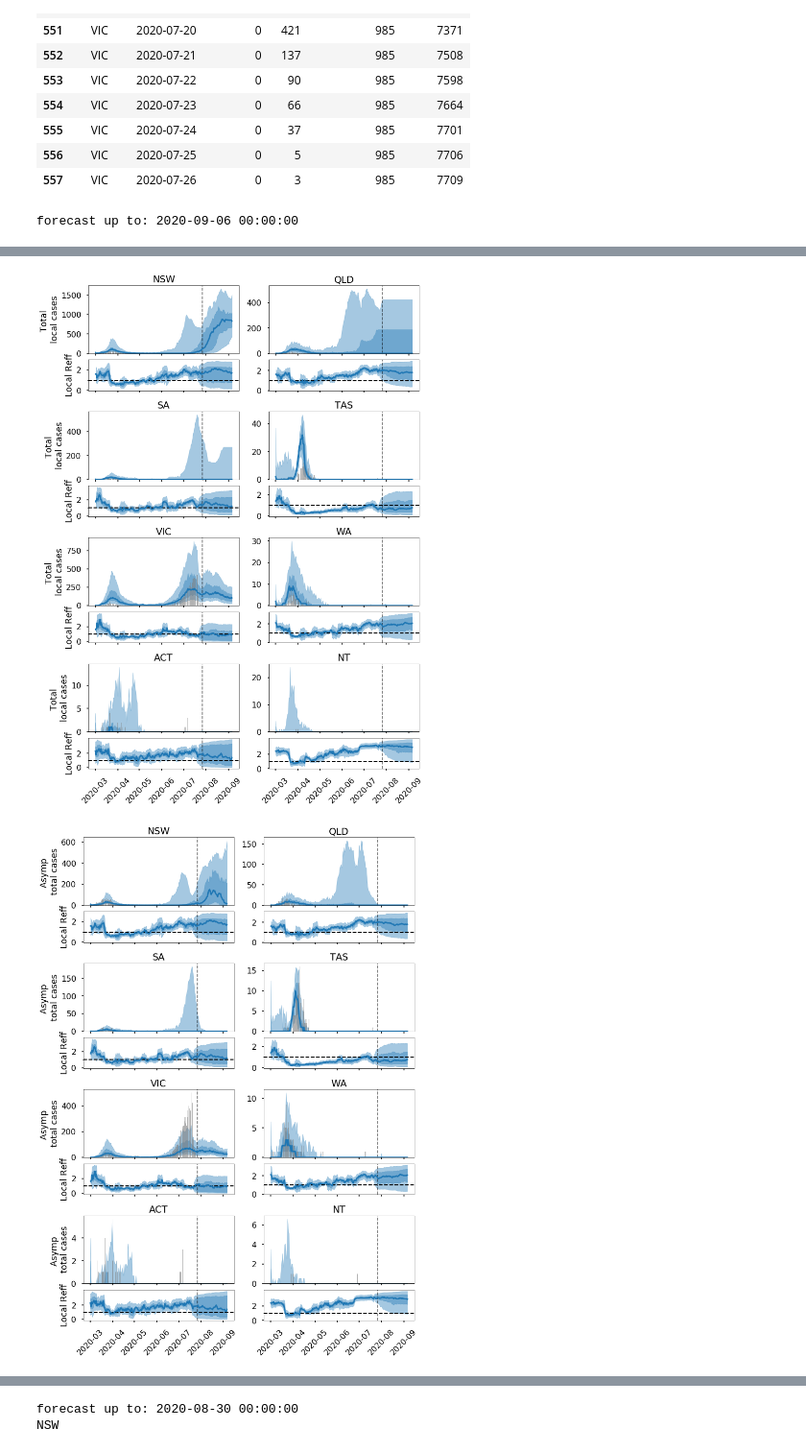
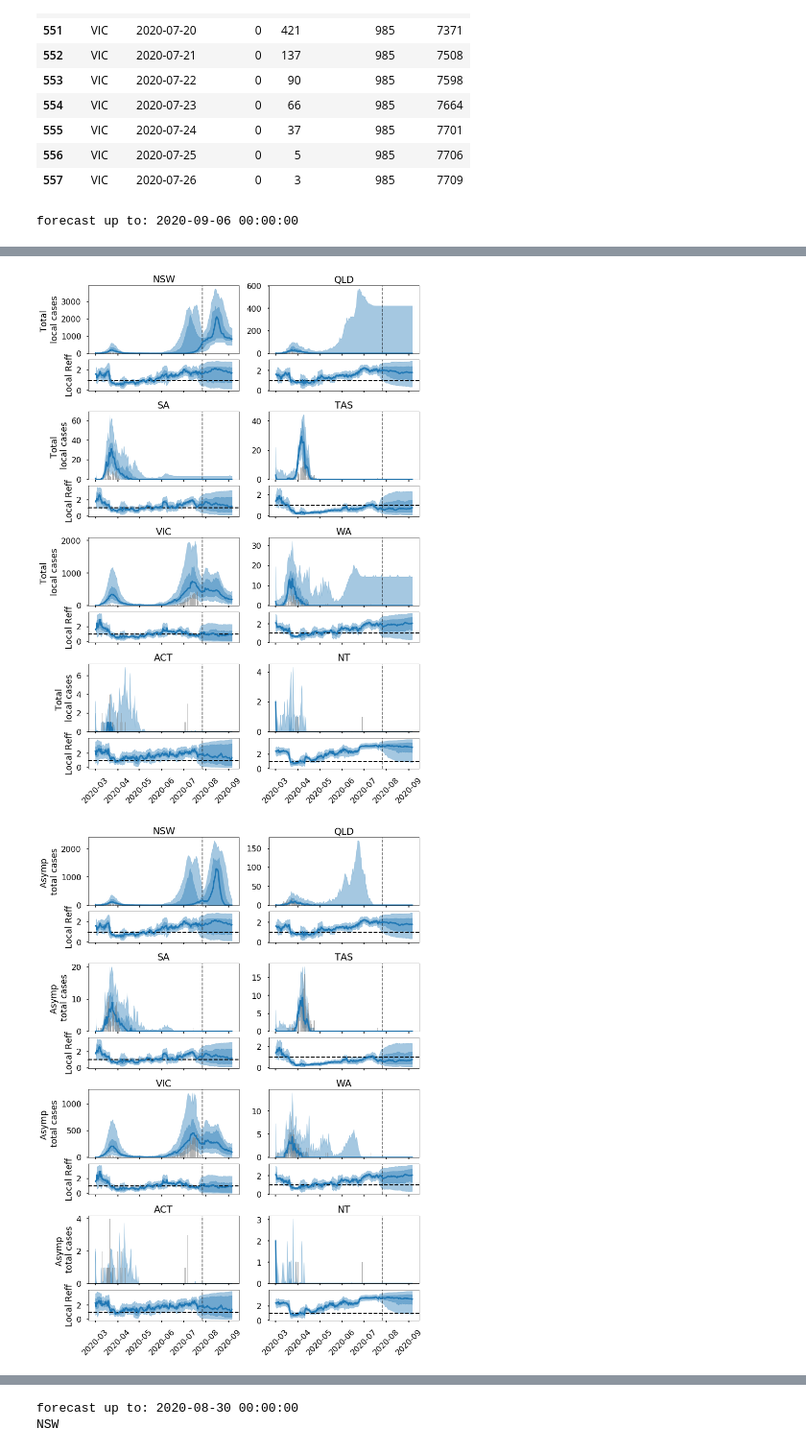
Before and after one commit to tdennisliu/covid19-forecasting-aus, a Jupyter notebook: analysis/collating_cases.ipynb, the cells around one changed output, grey strips where cells are left out. Shown at 96% size. Cells and saved outputs as stored; diff of their text form; code cells hidden in the pictures.

```diff
--- a/analysis/collating_cases.ipynb
+++ b/analysis/collating_cases.ipynb
@@ -184,7 +184,7 @@ from datetime import timedelta
 
 plt.style.use("seaborn-poster")
 states = ['NSW','QLD','SA','TAS','VIC','WA','ACT','NT']
-n_sims = 51
+n_sims = 20
 start_date = '2020-03-01'
 days = 190
 forecast_type = 'R_L' #default None
@@ -353,2 +353,2 @@ forecast up to: 2020-09-06 00:00:00
-[figure, old version]
+[figure, new version]
-[figure, old version]
+[figure, new version]
```
Also changed, not shown: parts of 6 cells of this notebook, 1 other file.
